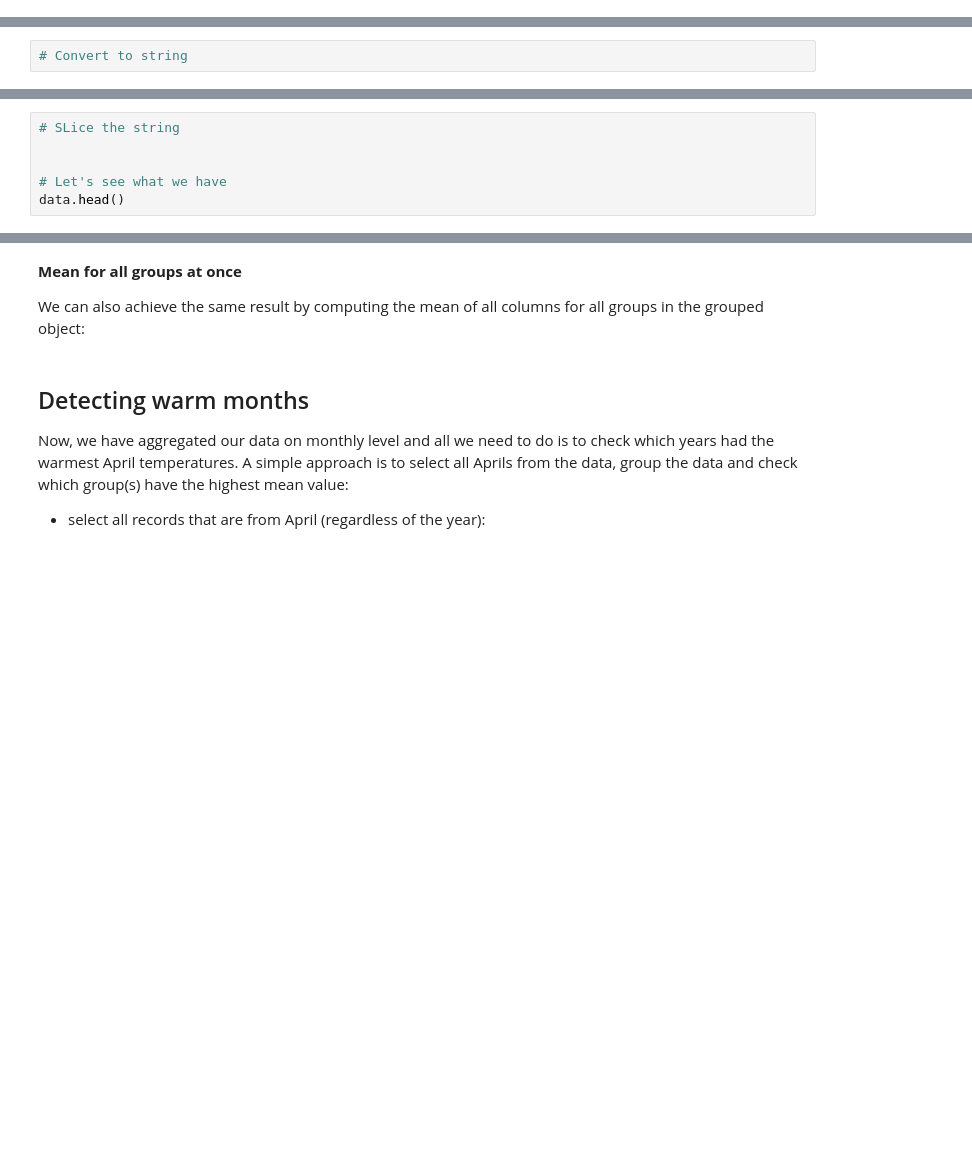
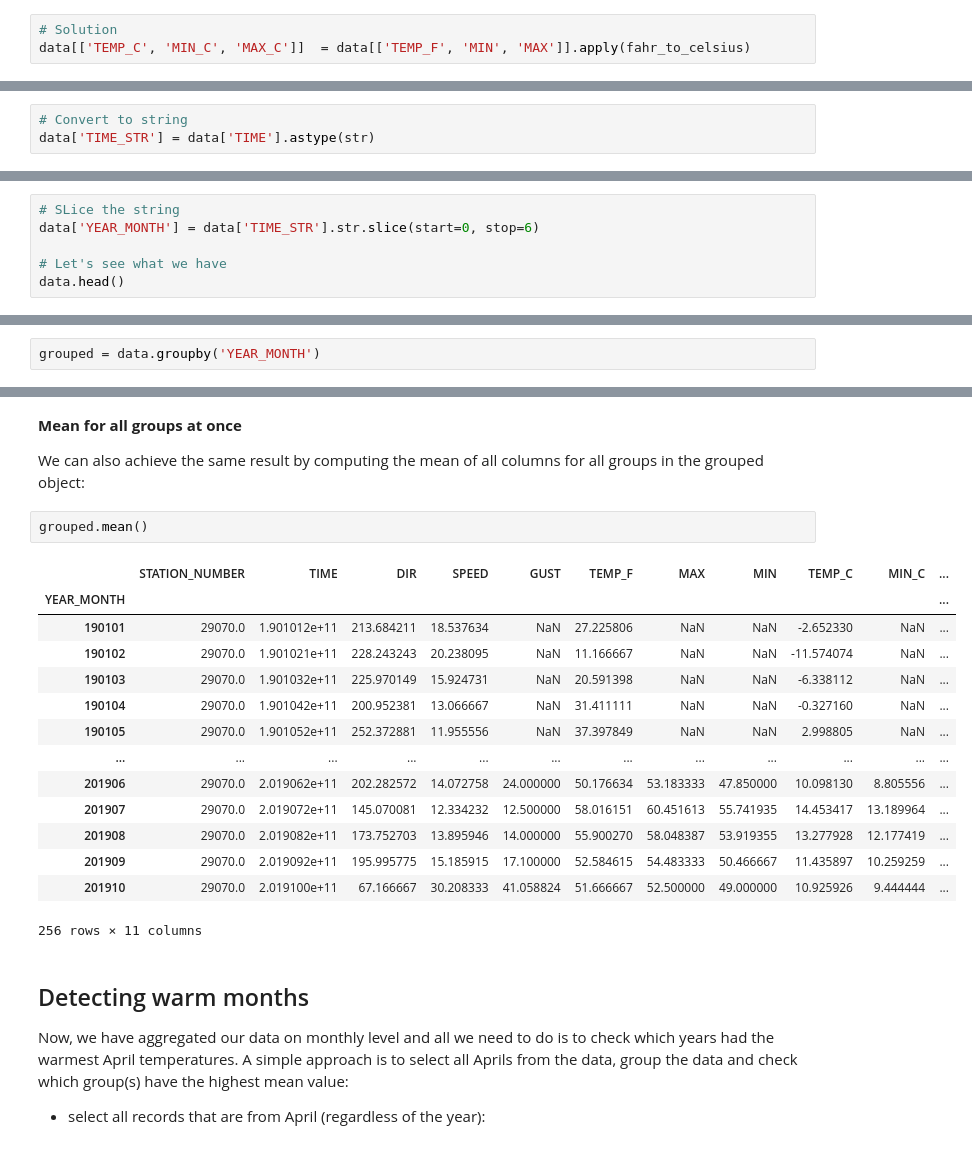
Before and after one commit to kk-ise-agu/gis2021, a Jupyter notebook: Lesson6/advanced-data-processing-with-pandas.ipynb, the cells around one changed output, grey strips where cells are left out. Cells and saved outputs as stored; diff of their text form; blank space fills up the shorter version.

```diff
--- a/Lesson6/advanced-data-processing-with-pandas.ipynb
+++ b/Lesson6/advanced-data-processing-with-pandas.ipynb
@@ -254,6 +416,9 @@ We can also apply the function on several columns at once. We can re-order the d
 #### Check your understanding
 
 Convert `'TEMP_F'`, `'MIN'`, `'MAX'` to Celsius by applying the function like we did above and store the outputs to  new columns `'TEMP_C'`, `'MIN_C'`, `'MAX_C'`.
+# %%
+# Solution
+data[['TEMP_C', 'MIN_C', 'MAX_C']]  = data[['TEMP_F', 'MIN', 'MAX']].apply(fahr_to_celsius)
 # %% [markdown]
 Applying the function on all columns `data.apply(fahr_to_celsius)` would not give an error in our case, but the results also don't make much sense for columns where input data was other than Fahrenheit temperatures.
 # %% [markdown]
@@ -290,6 +510,7 @@ In practice, we can create a new column (or an index) containing information abo
 Before further processing, we want to convert the `TIME` column as character strings for convenience:
 # %%
 # Convert to string
+data['TIME_STR'] = data['TIME'].astype(str)
 # %% [markdown]
 ### String slicing
 
@@ -298,7 +519,7 @@ It is possible to convert the date and time information into character strings a
 Based on this information, we can slice the correct range of characters from the `TIME_STR` column using [pandas.Series.str.slice()](https://pandas.pydata.org/pandas-docs/stable/reference/api/pandas.Series.str.slice.html)
 # %%
 # SLice the string
-
+data['YEAR_MONTH'] = data['TIME_STR'].str.slice(start=0, stop=6)
 
 # Let's see what we have
 data.head()
@@ -370,6 +669,8 @@ data.head()
 We have quite a few rows of weather data, and several observations per day. Our goal is to create an aggreated data frame that would have only one row per month.
 # %% [markdown]
 Let's **group** our data based on unique year and month combinations
+# %%
+grouped = data.groupby('YEAR_MONTH')
 # %% [markdown]
 <div class="alert alert-info">
 
@@ -483,6 +854,23 @@ Awesome! Now we have aggregated our data and we have a new DataFrame called `mon
 **Mean for all groups at once**
 
 We can also achieve the same result by computing the mean of all columns for all groups in the grouped object:
+# %%
+grouped.mean()
+# %% [output]
+|  | STATION_NUMBER | TIME | DIR | SPEED | GUST | TEMP_F | MAX | MIN | TEMP_C | MIN_C | ... |
+| YEAR_MONTH |  |  |  |  |  |  |  |  |  |  | ... |
+| 190101 | 29070.0 | 1.901012e+11 | 213.684211 | 18.537634 | NaN | 27.225806 | NaN | NaN | -2.652330 | NaN | ... |
+| 190102 | 29070.0 | 1.901021e+11 | 228.243243 | 20.238095 | NaN | 11.166667 | NaN | NaN | -11.574074 | NaN | ... |
+| 190103 | 29070.0 | 1.901032e+11 | 225.970149 | 15.924731 | NaN | 20.591398 | NaN | NaN | -6.338112 | NaN | ... |
+| 190104 | 29070.0 | 1.901042e+11 | 200.952381 | 13.066667 | NaN | 31.411111 | NaN | NaN | -0.327160 | NaN | ... |
+| 190105 | 29070.0 | 1.901052e+11 | 252.372881 | 11.955556 | NaN | 37.397849 | NaN | NaN | 2.998805 | NaN | ... |
+| ... | ... | ... | ... | ... | ... | ... | ... | ... | ... | ... | ... |
+| 201906 | 29070.0 | 2.019062e+11 | 202.282572 | 14.072758 | 24.000000 | 50.176634 | 53.183333 | 47.850000 | 10.098130 | 8.805556 | ... |
+| 201907 | 29070.0 | 2.019072e+11 | 145.070081 | 12.334232 | 12.500000 | 58.016151 | 60.451613 | 55.741935 | 14.453417 | 13.189964 | ... |
+| 201908 | 29070.0 | 2.019082e+11 | 173.752703 | 13.895946 | 14.000000 | 55.900270 | 58.048387 | 53.919355 | 13.277928 | 12.177419 | ... |
+| 201909 | 29070.0 | 2.019092e+11 | 195.995775 | 15.185915 | 17.100000 | 52.584615 | 54.483333 | 50.466667 | 11.435897 | 10.259259 | ... |
+| 201910 | 29070.0 | 2.019100e+11 | 67.166667 | 30.208333 | 41.058824 | 51.666667 | 52.500000 | 49.000000 | 10.925926 | 9.444444 | ... |
+256 rows × 11 columns
 # %% [markdown]
 ## Detecting warm months
 
```
Also changed, not shown: parts of 56 cells of this notebook.
